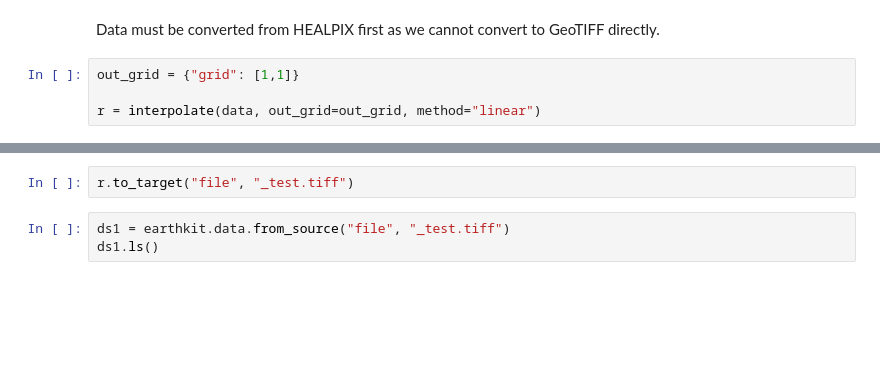
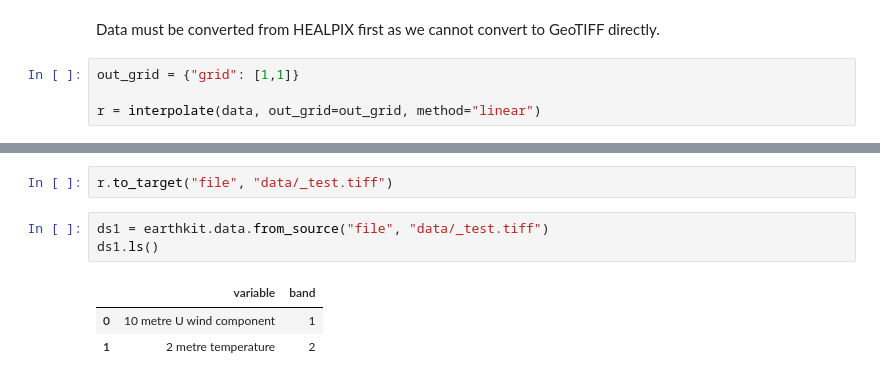
Before and after one commit to trackow/polytope-examples, a Jupyter notebook: climate-dt/climate-dt-earthkit-geotiff.ipynb, the cells around one changed output, grey strips where cells are left out. Drawn from its saved outputs; the diff is of its cells as text; blank space fills up the shorter version.

```diff
--- a/climate-dt/climate-dt-earthkit-geotiff.ipynb
+++ b/climate-dt/climate-dt-earthkit-geotiff.ipynb
@@ -159,5 +194,9 @@ r.ls()
 # %%
-r.to_target("file", "_test.tiff")
+r.to_target("file", "data/_test.tiff")
 # %%
-ds1 = earthkit.data.from_source("file", "_test.tiff")
+ds1 = earthkit.data.from_source("file", "data/_test.tiff")
 ds1.ls()
+# %% [output]
+|  | variable | band |
+| 0 | 10 metre U wind component | 1 |
+| 1 | 2 metre temperature | 2 |
```
Also changed, not shown: parts of 7 cells of this notebook, 29 other files.
